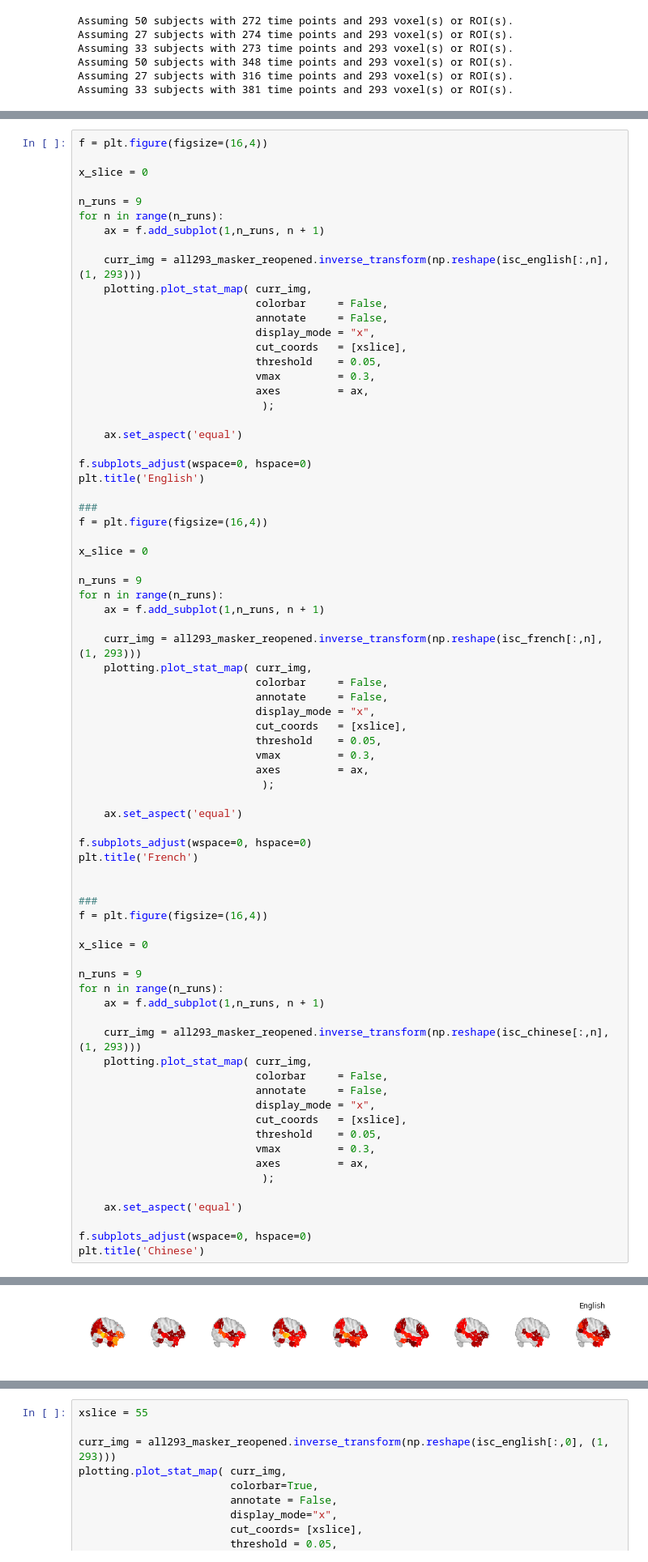
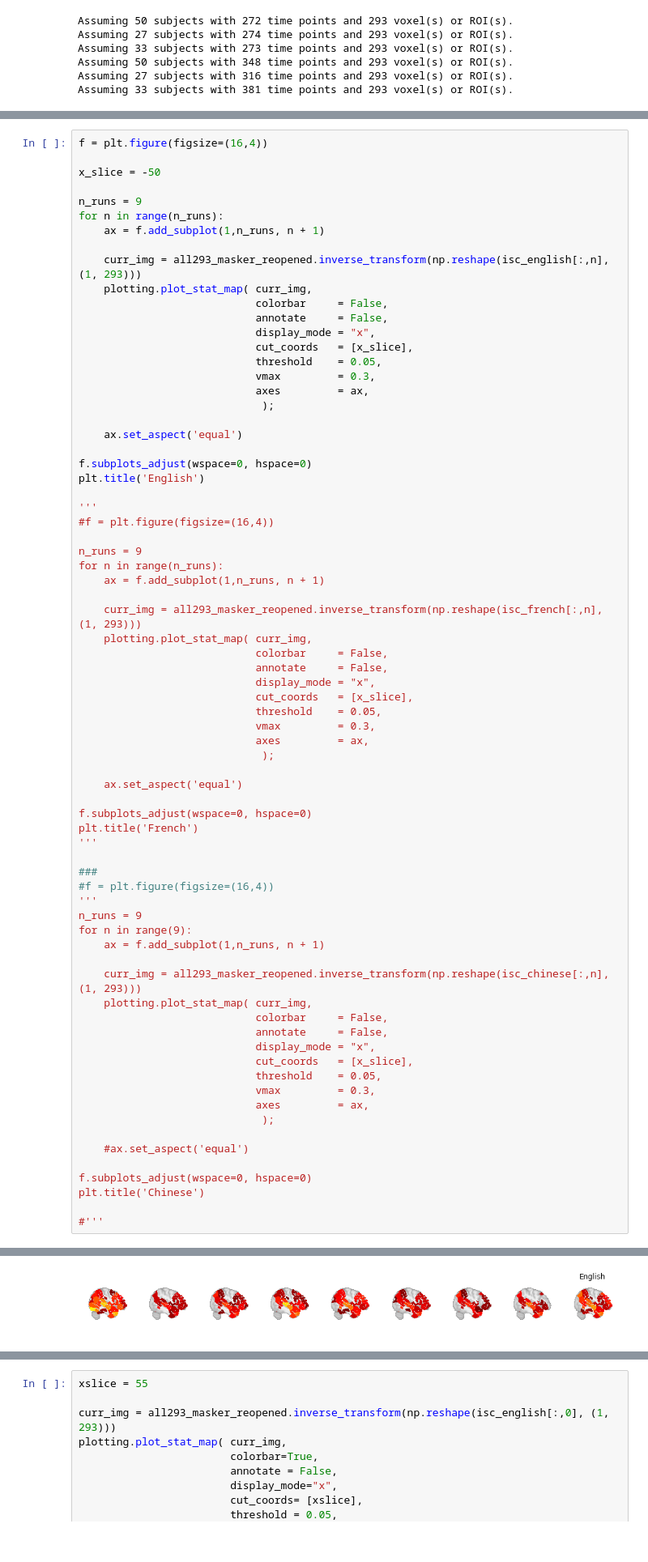
Before and after one commit to nomcomm/littleprince_multilingual, a Jupyter notebook: scripts/02_WithinISCAnalysis/02_WithinLanguageISC_ISCperSegments.ipynb, the cells around one changed output, grey strips where cells are left out. Shown at 81% size. Cells and saved outputs as stored; diff of their text form.

```diff
--- a/scripts/02_WithinISCAnalysis/02_WithinLanguageISC_ISCperSegments.ipynb
+++ b/scripts/02_WithinISCAnalysis/02_WithinLanguageISC_ISCperSegments.ipynb
@@ -185,7 +185,7 @@ ax.scatter3D(m_isc_fr, m_isc_cn, m_isc_en);
 # %%
 f = plt.figure(figsize=(16,4))
 
-x_slice = 0
+x_slice = -50
 
 n_runs = 9
 for n in range(n_runs):
@@ -196,7 +196,7 @@ for n in range(n_runs):
                             colorbar     = False,
                             annotate     = False,
                             display_mode = "x",
-                            cut_coords   = [xslice],
+                            cut_coords   = [x_slice],
                             threshold    = 0.05,
                             vmax         = 0.3,
                             axes         = ax,
@@ -207,10 +207,8 @@ for n in range(n_runs):
 f.subplots_adjust(wspace=0, hspace=0)
 plt.title('English')
 
-###
-f = plt.figure(figsize=(16,4))
-
-x_slice = 0
+'''
+#f = plt.figure(figsize=(16,4))
 
 n_runs = 9
 for n in range(n_runs):
@@ -221,7 +219,7 @@ for n in range(n_runs):
                             colorbar     = False,
                             annotate     = False,
                             display_mode = "x",
-                            cut_coords   = [xslice],
+                            cut_coords   = [x_slice],
                             threshold    = 0.05,
                             vmax         = 0.3,
                             axes         = ax,
@@ -231,15 +229,13 @@ for n in range(n_runs):
 
 f.subplots_adjust(wspace=0, hspace=0)
 plt.title('French')
-
+'''
 
 ###
-f = plt.figure(figsize=(16,4))
-
-x_slice = 0
-
+#f = plt.figure(figsize=(16,4))
+'''
 n_runs = 9
-for n in range(n_runs):
+for n in range(9):
     ax = f.add_subplot(1,n_runs, n + 1)
 
     curr_img = all293_masker_reopened.inverse_transform(np.reshape(isc_chinese[:,n], (1, 293)))
@@ -247,14 +243,16 @@ for n in range(n_runs):
                             colorbar     = False,
                             annotate     = False,
                             display_mode = "x",
-                            cut_coords   = [xslice],
+                            cut_coords   = [x_slice],
                             threshold    = 0.05,
                             vmax         = 0.3,
                             axes         = ax,
                              );
 
-    ax.set_aspect('equal')
+    #ax.set_aspect('equal')
 
 f.subplots_adjust(wspace=0, hspace=0)
 plt.title('Chinese')
+
+#'''
 # %% [output]
@@ -262 +260 @@ Text(0.5, 1.0, 'Chinese')
-[figure, old version]
+[figure, new version]
```
Also changed, not shown: parts of 9 cells of this notebook, 2 other files.
